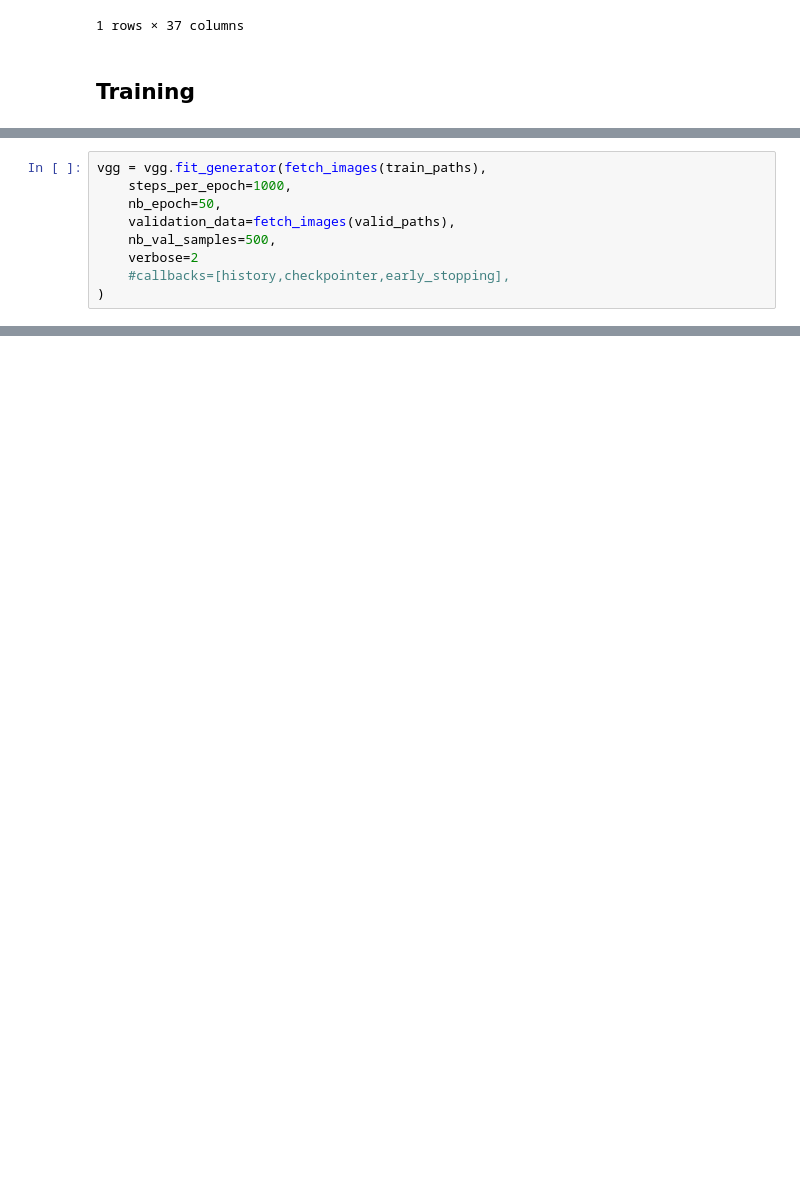
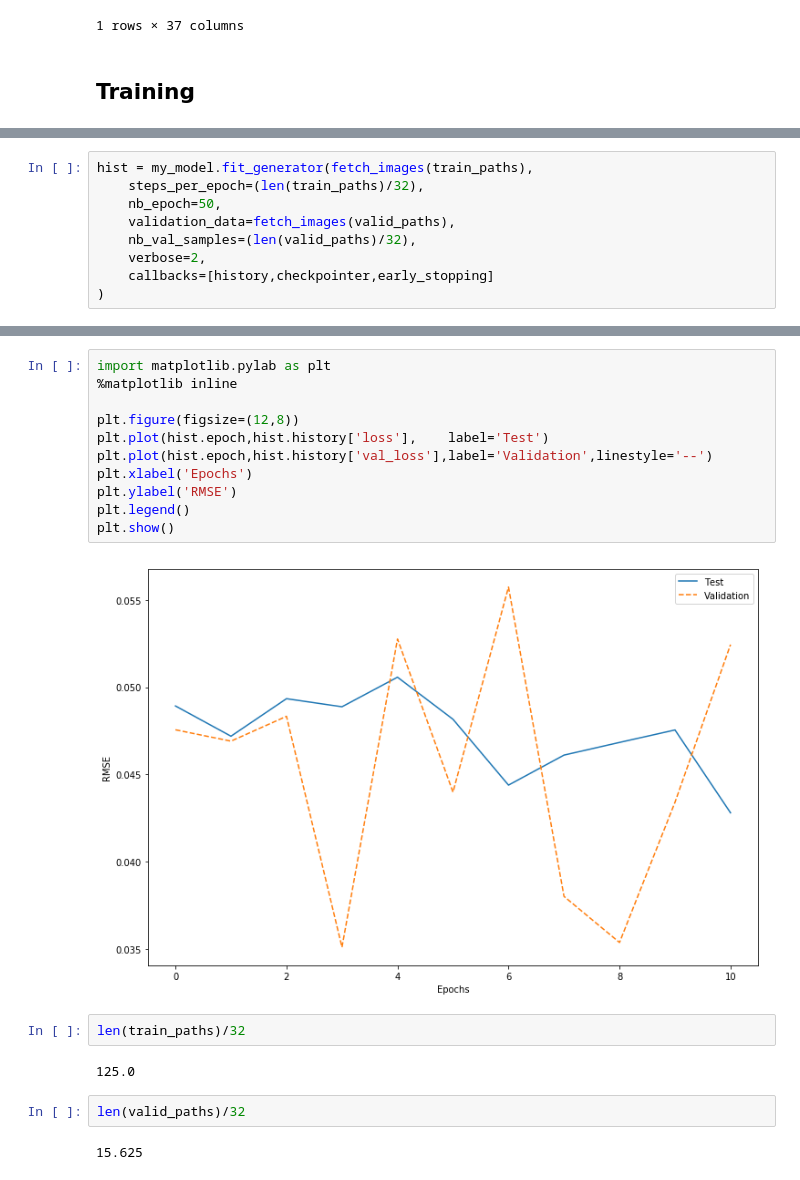
Before and after one commit to diegocasmo/ml-project, a Jupyter notebook: code/simple-vgg16-gpu.ipynb, the cells around one changed output, grey strips where cells are left out. Drawn from its saved outputs; the diff is of its cells as text; blank space fills up the shorter version.

Commit message:
first run with history plot

```diff
--- a/code/simple-vgg16-gpu.ipynb
+++ b/code/simple-vgg16-gpu.ipynb
@@ -177,11 +200,11 @@ vgg = my_model # cache my model so if vgg.fit has some result we don't override
 # %%
-vgg = vgg.fit_generator(fetch_images(train_paths),
-    steps_per_epoch=1000,
+hist = my_model.fit_generator(fetch_images(train_paths),
+    steps_per_epoch=(len(train_paths)/32),
     nb_epoch=50,
     validation_data=fetch_images(valid_paths),
-    nb_val_samples=500,
-    verbose=2
-    #callbacks=[history,checkpointer,early_stopping],
+    nb_val_samples=(len(valid_paths)/32),
+    verbose=2,
+    callbacks=[history,checkpointer,early_stopping]
 )
 # %% [output]
 Epoch 1/50
@@ -187,0 +227,21 @@ Epoch 1/50
+# %%
+import matplotlib.pylab as plt
+%matplotlib inline
+
+plt.figure(figsize=(12,8))
+plt.plot(hist.epoch,hist.history['loss'],    label='Test')
+plt.plot(hist.epoch,hist.history['val_loss'],label='Validation',linestyle='--')
+plt.xlabel('Epochs')
+plt.ylabel('RMSE')
+plt.legend()
+plt.show()
+# %% [output]
+[figure, added]
+# %%
+len(train_paths)/32
+# %% [output]
+125.0
+# %%
+len(valid_paths)/32
+# %% [output]
+15.625
```
Also changed, not shown: parts of 4 cells of this notebook.
